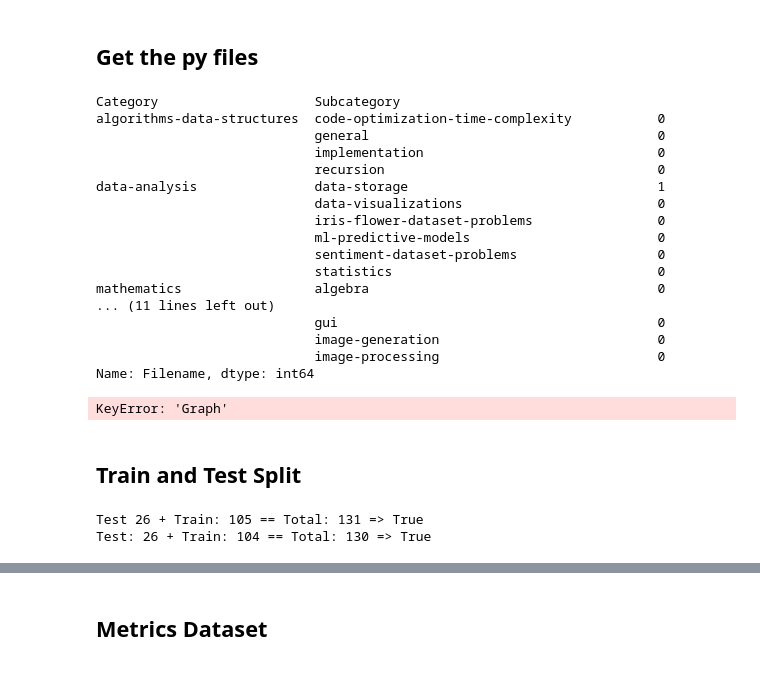
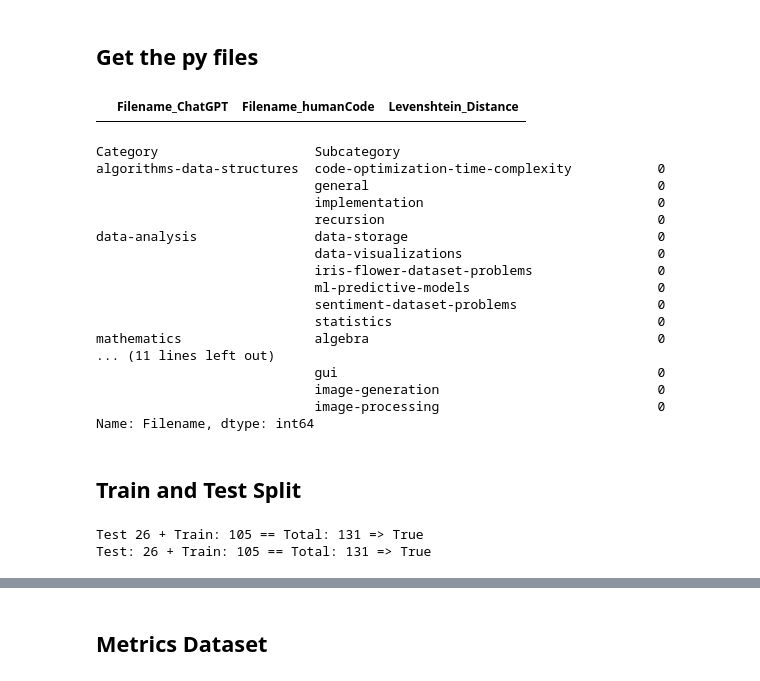
Before and after one commit to mfawadakbar/ChatGPT-promises-and-pitfalls, a Jupyter notebook: prediction_model.ipynb, the cells around one changed output, grey strips where cells are left out. Saved outputs shown, nothing was run; the diff lists cells and outputs as text; code cells hidden in the pictures.

```diff
--- a/prediction_model.ipynb
+++ b/prediction_model.ipynb
@@ -211,12 +215,23 @@ def get_all_nodes(Code_df):
 # %%
 ChatGPT_df = get_py_files('3.5turbo')
 humanCode_df = get_py_files('humanCode')
-#ChatGPT_ast_graph_df = get_ast_graphs(ChatGPT_df, "3.5turbo")
-#humanCode_ast_graph_df = get_ast_graphs(humanCode_df, "humanCode")
-ChatGPT_ast_graph_df = get_metrics(ChatGPT_df, "3.5turbo")
-humanCode_ast_graph_df = get_metrics(humanCode_df, "humanCode")
+ChatGPT_df = get_ast_graphs(ChatGPT_df, "3.5turbo")
+humanCode_df = get_ast_graphs(humanCode_df, "humanCode")
+# ChatGPT_df = get_metrics(ChatGPT_df, "3.5turbo")
+# humanCode_df = get_metrics(humanCode_df, "humanCode")
+# %%
+# Finds the distance between the filenames of the two datasets using Levenshtein distance to see if there are any mismatches
+import Levenshtein
+filenames_df = pd.DataFrame(pd.concat([ChatGPT_df["Filename"].rename("Filename_ChatGPT"), humanCode_df["Filename"].rename("Filename_humanCode")], axis=1))
+filenames_df["Levenshtein_Distance"] = None
+for i, row in enumerate(filenames_df.iterrows()):
+    filenames_df["Levenshtein_Distance"].loc[i] = Levenshtein.distance(row[1]["Filename_ChatGPT"], row[1]["Filename_humanCode"])
+# If there are mismatches this will show them
+filenames_df[filenames_df["Levenshtein_Distance"] > 0]
+# %% [output]
+|  | Filename_ChatGPT | Filename_humanCode | Levenshtein_Distance |
 # %%
-# Number of Remaining Files
+# Check if there are any files remaining in the humanCode dataset that are in the ChatGPT dataset
 (ChatGPT_df.groupby(['Category', 'Subcategory']).count()['Filename'] - humanCode_df.groupby(['Category', 'Subcategory']).count()['Filename'])
 # %% [output]
 Category                    Subcategory
@@ -224,7 +239,7 @@ algorithms-data-structures  code-optimization-time-complexity           0
                             general                                     0
                             implementation                              0
                             recursion                                   0
-data-analysis               data-storage                                1
+data-analysis               data-storage                                0
                             data-visualizations                         0
                             iris-flower-dataset-problems                0
                             ml-predictive-models                        0
@@ -236,27 +251,32 @@ mathematics                 algebra                                     0
                             image-generation                            0
                             image-processing                            0
 Name: Filename, dtype: int64
-# %%
-combined_ast_graph_df = pd.concat([ChatGPT_ast_graph_df, humanCode_ast_graph_df], ignore_index=True)
-nodes_corpus = get_all_nodes(combined_ast_graph_df)
-total_unique_nodes = list(set(nodes_corpus))
-total_unique_nodes.insert(0, "PAD")
-# %% [output]
-KeyError: 'Graph'
 # %% [markdown]
 ## Train and Test Split
 # %%
 # Split the rows grouped by Category into train and test
-train_ChatGPT_ast_graph_df = ChatGPT_ast_graph_df.groupby(['Category']).apply(lambda x: x.sample(frac=0.8))
-test_ChatGPT_ast_graph_df = ChatGPT_ast_graph_df.drop([x[1] for x in train_ChatGPT_ast_graph_df.index])
+def get_test_train_indexes(df):
+    train_indexes = []
+    test_indexes = []
+    train_indexes = df.groupby(['Category']).apply(lambda x: x.sample(frac=0.8)).index
+    test_indexes = df.drop([x[1] for x in train_indexes]).index
+    train_indexes = [x[1] for x in train_indexes]
+    test_indexes = [x for x in test_indexes]
+    return train_indexes, test_indexes
 
-train_humanCode_ast_graph_df = humanCode_ast_graph_df.groupby(['Category']).apply(lambda x: x.sample(frac=0.8))
-test_humanCode_ast_graph_df = humanCode_ast_graph_df.drop([x[1] for x in train_humanCode_ast_graph_df.index])
+ChatGPT_train_indexes, ChatGPT_test_indexes = get_test_train_indexes(ChatGPT_df)
+humanCode_train_indexes, humanCode_test_indexes = get_test_train_indexes(humanCode_df)
+
+train_ChatGPT_ast_graph_df = ChatGPT_df.loc[ChatGPT_train_indexes]
+test_ChatGPT_ast_graph_df = ChatGPT_df.loc[ChatGPT_test_indexes]
+
+train_humanCode_ast_graph_df = humanCode_df.loc[humanCode_train_indexes]
+test_humanCode_ast_graph_df = humanCode_df.loc[humanCode_test_indexes]
 
 # Check if size make sense
 print(f"Test {len(test_ChatGPT_ast_graph_df)} + Train: {len(train_ChatGPT_ast_graph_df)} == Total: {len(ChatGPT_ast_graph_df)} => {len(test_humanCode_ast_graph_df) + len(train_humanCode_ast_graph_df) == len(humanCode_ast_graph_df)}")
 print(f"Test: {len(test_humanCode_ast_graph_df)} + Train: {len(train_humanCode_ast_graph_df)} == Total: {len(humanCode_ast_graph_df)} => {len(test_humanCode_ast_graph_df) + len(train_humanCode_ast_graph_df) == len(humanCode_ast_graph_df)}")
 # %% [output]
 Test 26 + Train: 105 == Total: 131 => True
-Test: 26 + Train: 104 == Total: 130 => True
+Test: 26 + Train: 105 == Total: 131 => True
 # %%
```
Also changed, not shown: parts of 12 cells of this notebook, 3 other files.
